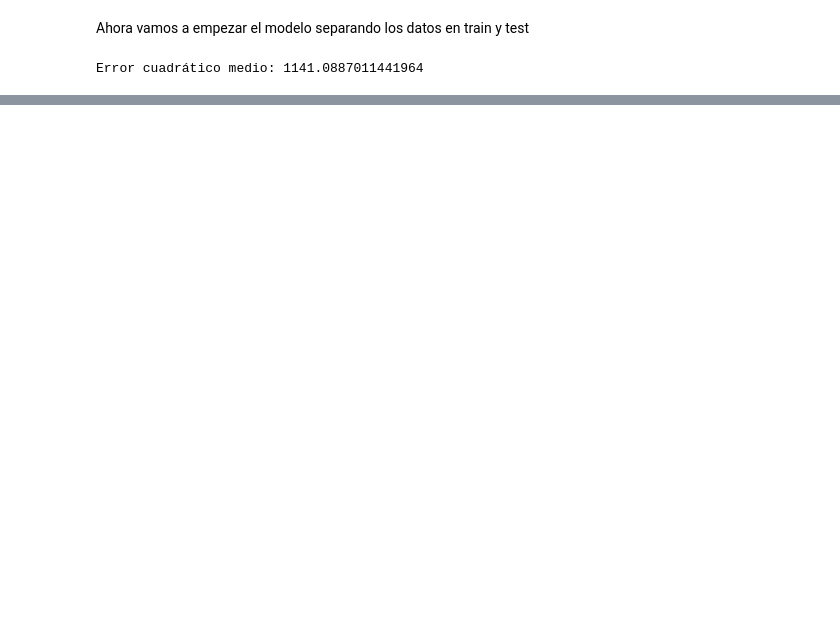
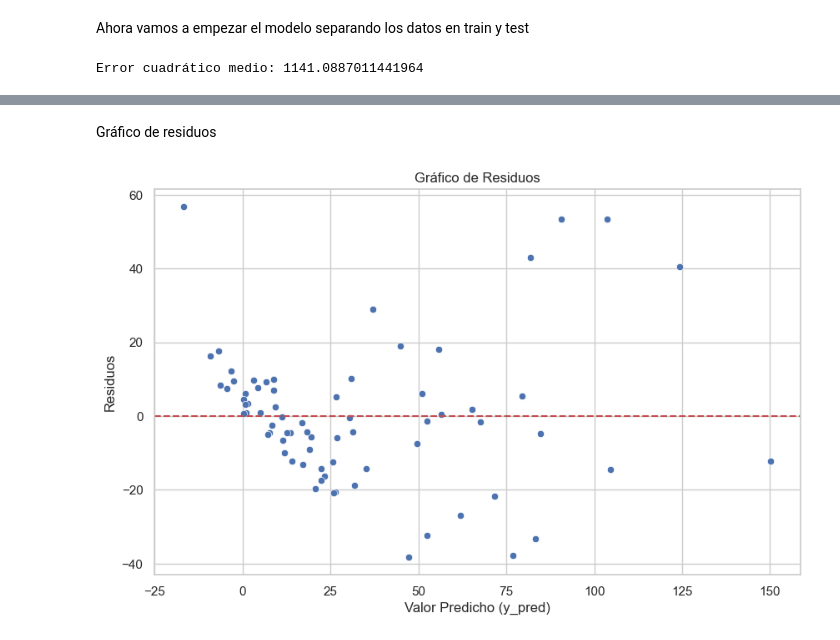
Before and after one commit to PdEXavierMY/Champions, a Jupyter notebook: regresion.ipynb, the cells around one changed output, grey strips where cells are left out. Saved outputs shown, nothing was run; the diff lists cells and outputs as text; code cells hidden in the pictures; blank space fills up the shorter version.

```diff
--- a/regresion.ipynb
+++ b/regresion.ipynb
@@ -128,0 +172,14 @@ plt.show()
+# %% [markdown]
+Gráfico de residuos
+# %%
+# Gráfico de residuos
+plt.figure(figsize=(10, 6))
+sns.scatterplot(data=results, x='Valor Predicho (y_pred)', y='Residuos')
+plt.axhline(y=0, color='r', linestyle='--')
+plt.title('Gráfico de Residuos')
+plt.xlabel('Valor Predicho (y_pred)')
+plt.ylabel('Residuos')
+plt.grid(True)
+plt.show()
+# %% [output]
+[figure, added]
```
Also changed, not shown: parts of 11 cells of this notebook, 1 other file.
